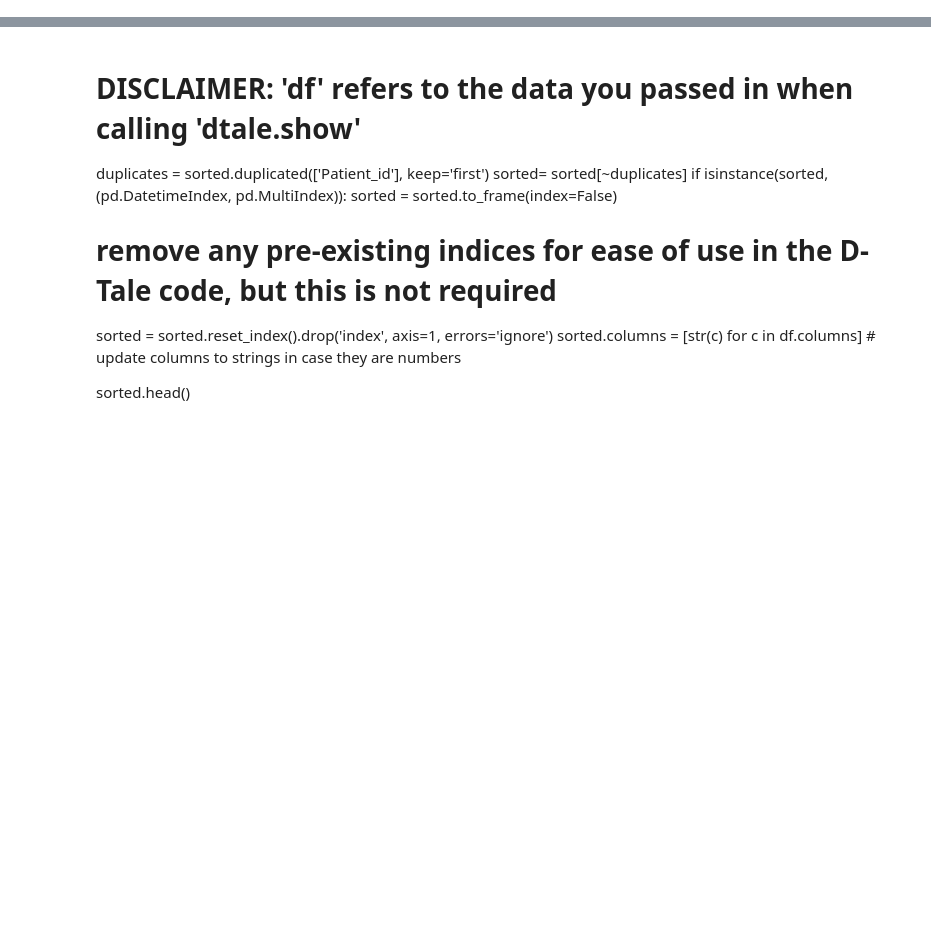
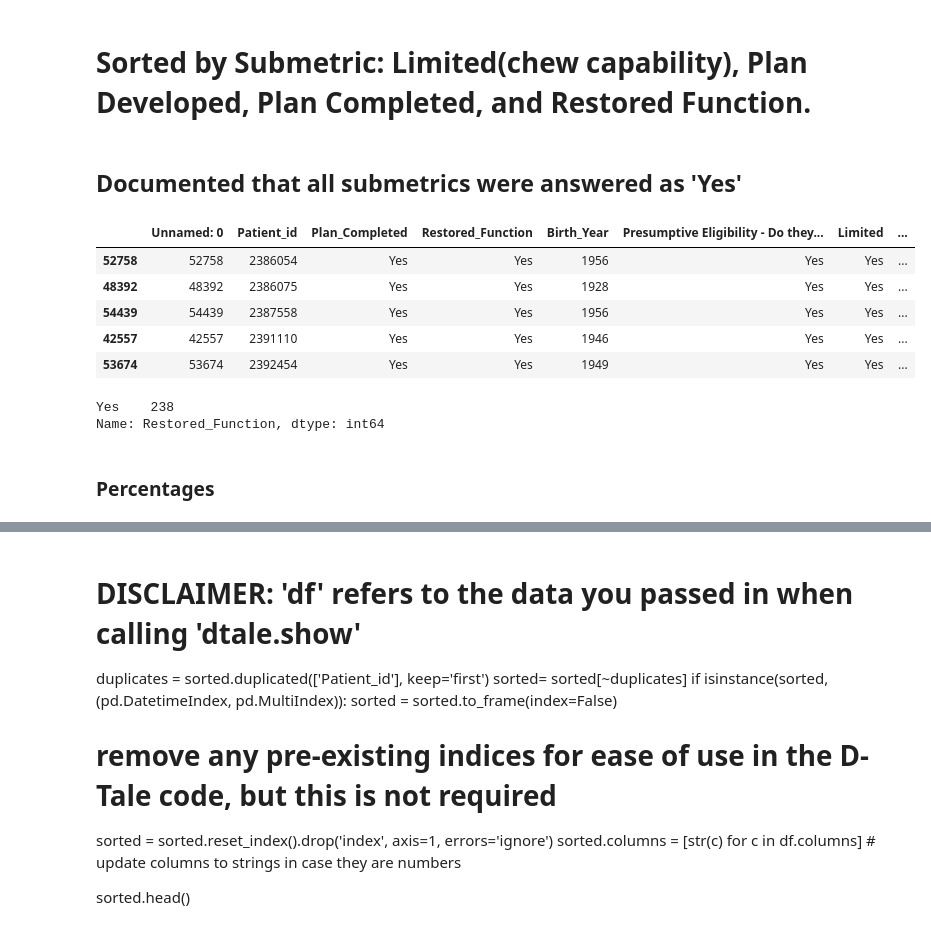
Before and after one commit to Rhunsilval/smile_on_python, a Jupyter notebook: Notebook/outcomes.ipynb, the cells around one changed output, grey strips where cells are left out. Drawn from its saved outputs; the diff is of its cells as text; code cells hidden in the pictures; blank space fills up the shorter version.

```diff
--- a/Notebook/outcomes.ipynb
+++ b/Notebook/outcomes.ipynb
@@ -43,11 +96,28 @@ l_no_na = sorted[sorted['Limited'].notna()]
 pd_no_na = sorted[sorted['Plan_developed'].notna()]
 pc_no_na = sorted[sorted['Plan_Completed'].notna()]
 rf_no_na = sorted[sorted['Restored_Function'].notna()]
+# %% [markdown]
+
+# Sorted by Submetric: Limited(chew capability), Plan Developed, Plan Completed, and Restored Function.
+# %% [markdown]
+## Documented that all submetrics were answered as 'Yes'
 # %%
-completed_All = sorted[(sorted['Limited'] == 'Yes') &
+doc_All = sorted[(sorted['Limited'] == 'Yes') &
                        (sorted['Plan_developed'] == 'Yes') &
                        (sorted['Plan_Completed'] == 'Yes') &
                        (sorted['Restored_Function'] == 'Yes') ]
-completed_All.head(5)
+doc_All.head(5)
+# %% [output]
+|  | Unnamed: 0 | Patient_id | Plan_Completed | Restored_Function | Birth_Year | Presumptive Eligibility - Do they... | Limited | ... |
+| 52758 | 52758 | 2386054 | Yes | Yes | 1956 | Yes | Yes | ... |
+| 48392 | 48392 | 2386075 | Yes | Yes | 1928 | Yes | Yes | ... |
+| 54439 | 54439 | 2387558 | Yes | Yes | 1956 | Yes | Yes | ... |
+| 42557 | 42557 | 2391110 | Yes | Yes | 1946 | Yes | Yes | ... |
+| 53674 | 53674 | 2392454 | Yes | Yes | 1949 | Yes | Yes | ... |
 # %%
-print(completed_All['Restored_Function'].value_counts())
+print(doc_All['Restored_Function'].value_counts())
+# %% [output]
+Yes    238
+Name: Restored_Function, dtype: int64
+# %% [markdown]
+### Percentages
```
Also changed, not shown: parts of 24 cells of this notebook, 1 other file.
